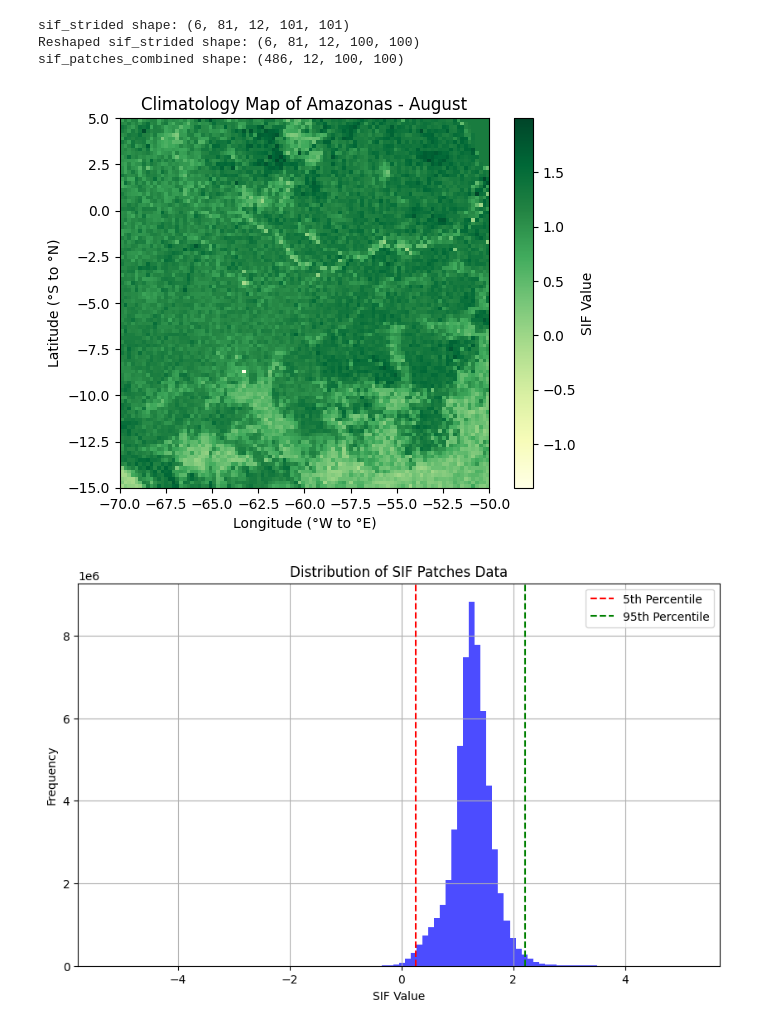
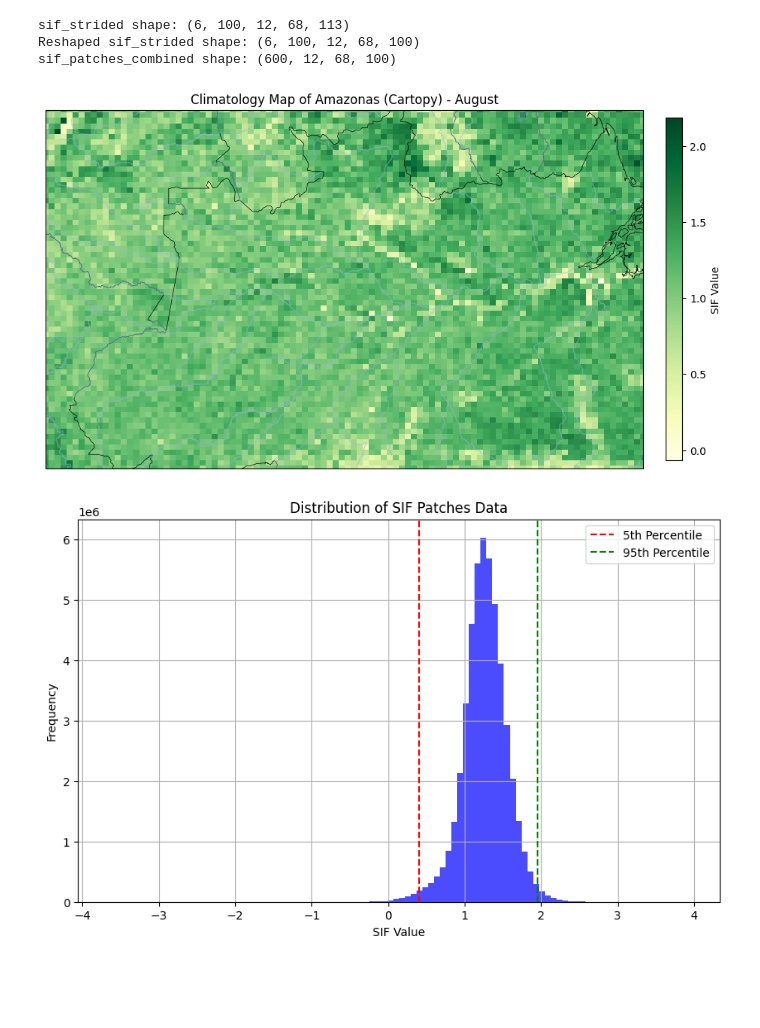
Before and after one commit to raviolihui/SIF_anomalies, a Jupyter notebook: TROPOMI_AE.ipynb, the cells around one changed output. Saved outputs shown, nothing was run; the diff lists cells and outputs as text; code cells hidden in the pictures; blank space fills up the shorter version.

```diff
--- a/TROPOMI_AE.ipynb
+++ b/TROPOMI_AE.ipynb
@@ -1,6 +1,8 @@
 # %%
 import xarray as xr
 import numpy as np
+import cartopy.crs as ccrs
+import cartopy.feature as cfeature
 import os
 import matplotlib.pyplot as plt
 import pandas as pd
@@ -9,11 +11,11 @@ from tensorflow.keras.layers import Input, ConvLSTM2D, TimeDistributed, Conv2D,
 from tensorflow.keras.models import Model
 from tensorflow.keras.regularizers import l2
 from skimage.measure import block_reduce
-
+from skimage.transform import resize
 
 # Amazon bounds
-lat_min, lat_max = -15, 5
-lon_min, lon_max = -70, -50
+lat_min, lat_max = -10, 5
+lon_min, lon_max = -75, -50
 
 sif_amazon = []
 time_list = []
@@ -63,5 +65,12 @@ for i, month_data in enumerate(sif_amazon):
 print("Fixed sif_monthly shape:", sif_monthly.shape)
 # solar_induced_fluorescence_uncertainty         (time, latitude, longitude) float32 537MB .
 #solar_induced_fluorescence_uncertainty_weight  (time, latitude, longitude) float32 537MB ...
+
+# Calculate the monthly mean over all pixels for February 2023
+year_idx = years.index(2023)  # Find the index for the year 2023
+month_idx = 1  # February (0-based index)
+
+february_2023_mean = np.nanmean(sif_monthly[year_idx, month_idx])
+print(f"Monthly mean SIF for February 2023: {february_2023_mean}")
 # %% [output]
 Files found: ['s5p-l3grd-sif-001-month-20190101-20240325.nc', 's5p-l3grd-sif-001-month-20190201-20240325.nc', 's5p-l3grd-sif-001-month-20190301-20240325.nc', 's5p-l3grd-sif-001-month-20190401-20240325 ...
@@ -164,52 +289,70 @@ def create_strided_downsamples(data, modulo):
             versions.append(version)
 
     return np.stack(versions, axis=1)
-sif_strided = create_strided_downsamples(sif_monthly,9)
+sif_strided = create_strided_downsamples(sif_monthly,10)
 print("sif_strided shape:", sif_strided.shape)  # Should be (6, 4, 12, h', w')
-# Resize the data to 100x100 instead of 101x101
-sif_strided = sif_strided[:, :, :, :100, :100]
+sif_strided = sif_strided[:, :, :, :80, :100]
 print("Reshaped sif_strided shape:", sif_strided.shape)
 # Flatten into fake "years"
 sif_patches = sif_strided.reshape(-1, 12, sif_strided.shape[-2], sif_strided.shape[-1])
 print("sif_patches_combined shape:", sif_patches.shape)
 
-# Choose a month (0-11)
-month_idx = 7  # August
-plt.imshow(sif_patches[102,month_idx], cmap='YlGn', origin = 'lower',  extent=[lon_min, lon_max, lat_min, lat_max])
-plt.colorbar(label='SIF Value')
-plt.xlabel("Longitude (°W to °E)")
-plt.ylabel("Latitude (°S to °N)")
-plt.title(f"Climatology Map of Amazonas - {months[month_idx]}")
+
+
+# Plot the selected SIF patch on a Cartopy map for spatial context
+fig = plt.figure(figsize=(10, 6))
+ax = plt.axes(projection=ccrs.PlateCarree())
+ax.set_extent([lon_min, lon_max, lat_min, lat_max], crs=ccrs.PlateCarree())
+
+# Add map features
+ax.add_feature(cfeature.LAND, facecolor="lightgray", edgecolor="black", alpha=0.3)
+ax.add_feature(cfeature.BORDERS, linewidth=0.5)
+ax.add_feature(cfeature.COASTLINE, linewidth=0.5)
+ax.add_feature(cfeature.RIVERS, alpha=0.5)
+ax.add_feature(cfeature.LAKES, alpha=0.3)
+
+im = ax.pcolormesh(
+    np.linspace(lon_min, lon_max, sif_patches.shape[-1]),
+    np.linspace(lat_min, lat_max, sif_patches.shape[-2]),
+    sif_patches[102, month_idx],
+    cmap="YlGn",
+    shading="auto",
+    transform=ccrs.PlateCarree()
+)
+cbar = plt.colorbar(im, ax=ax, orientation="vertical", pad=0.03, shrink=0.8)
+cbar.set_label("SIF Value")
+plt.title(f"Climatology Map of Amazonas (Cartopy) - {months[month_idx]}")
+plt.tight_layout()
 plt.show()
 
 # Flatten the sif_patches_combined array to a 1D array for distribution plotting
 sif_patches_flat = sif_patches.flatten()
 
 # Plot the distribution
 plt.figure(figsize=(10, 6))
 plt.hist(sif_patches_flat, bins=100, color='blue', alpha=0.7)
 
 # Calculate the 5th and 95th percentiles
 percentile_5 = np.percentile(sif_patches_flat, 1)
 percentile_95 = np.percentile(sif_patches_flat, 99)
 
 # Add vertical lines for the 5th and 95th percentiles
 plt.axvline(percentile_5, color='red', linestyle='--', label='5th Percentile')
 plt.axvline(percentile_95, color='green', linestyle='--', label='95th Percentile')
 
 # Add legend to the plot
 plt.legend()
 plt.title("Distribution of SIF Patches Data")
 plt.xlabel("SIF Value")
 plt.ylabel("Frequency")
 plt.grid(True)
 plt.show()
 # %% [output]
-sif_strided shape: (6, 81, 12, 101, 101)
-Reshaped sif_strided shape: (6, 81, 12, 100, 100)
-sif_patches_combined shape: (486, 12, 100, 100)
+sif_strided shape: (6, 100, 12, 68, 113)
+Reshaped sif_strided shape: (6, 100, 12, 68, 100)
+sif_patches_combined shape: (600, 12, 68, 100)
-[figure, old version]
+[figure, new version]
-[figure, old version]
+[figure, new version]
 # %%
 from keras import regularizers
 from keras.layers import Input, Conv3D, MaxPooling3D, UpSampling3D, Cropping3D
```
Also changed, not shown: parts of 21 cells of this notebook, 7 other files.
